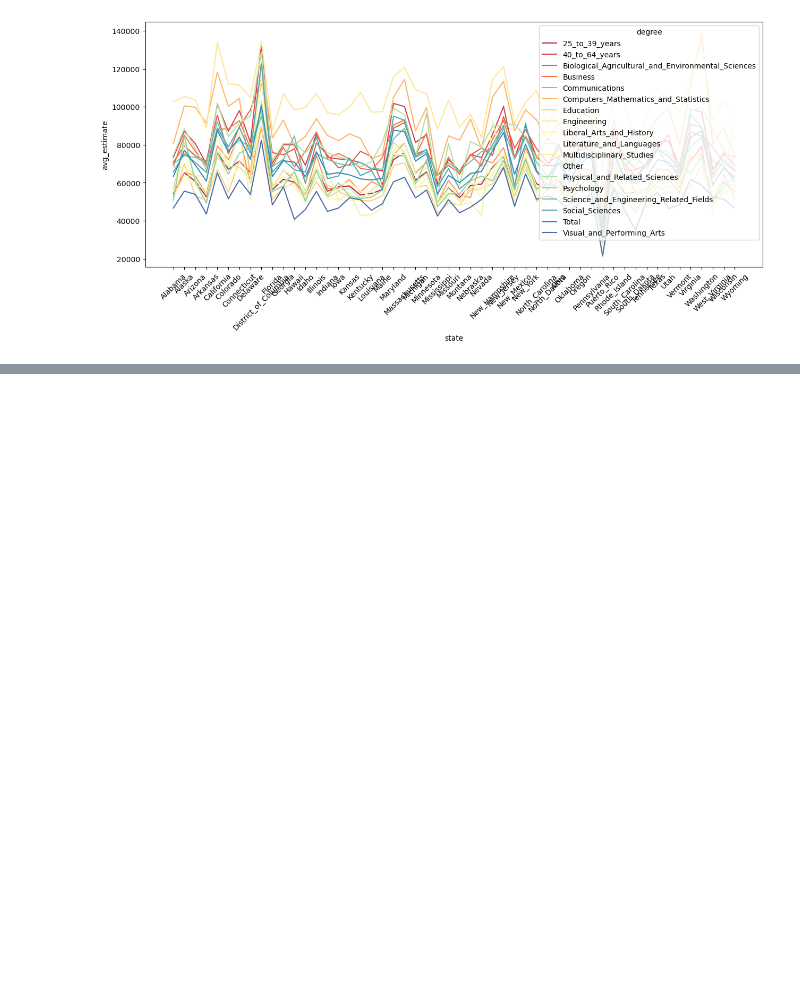
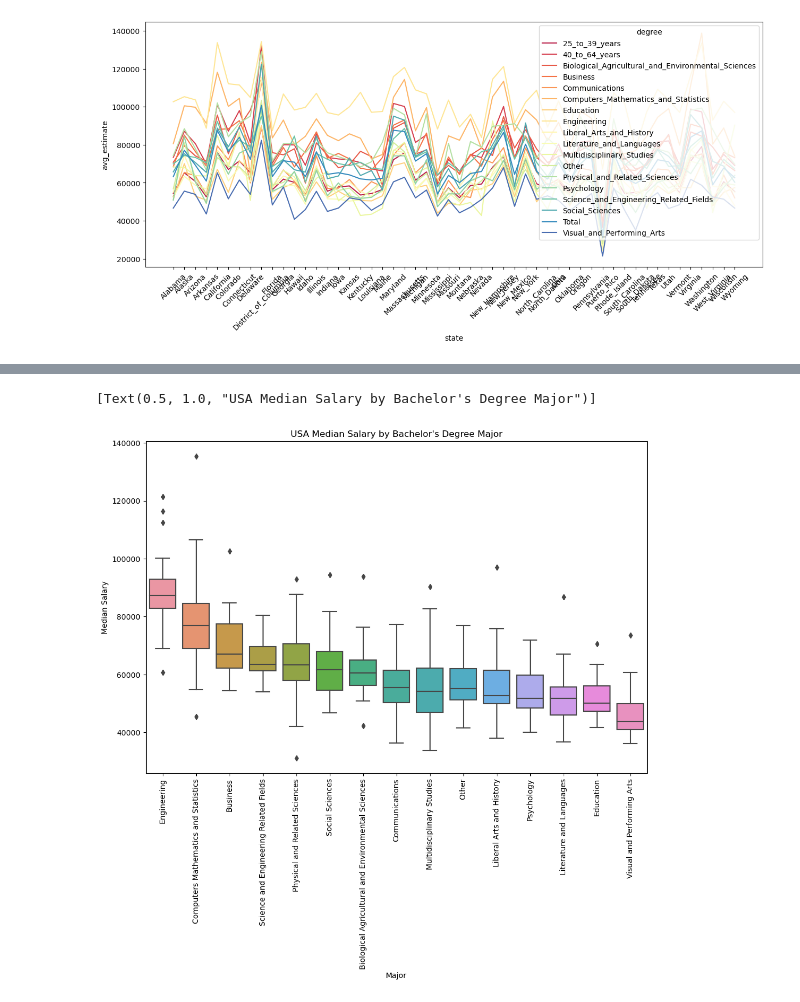
Before and after one commit to volunteercjt/capstone_da9_chase, a Jupyter notebook: capstone_da9_chase.ipynb, the cells around one changed output, grey strips where cells are left out. Cells and saved outputs as stored; diff of their text form; code cells hidden in the pictures; blank space fills up the shorter version.

```diff
--- a/capstone_da9_chase.ipynb
+++ b/capstone_da9_chase.ipynb
@@ -1201,0 +1463,2 @@ ax.tick_params(axis='x', rotation=45)
+# %%
+major_df2 = pd.read_csv('../capstone_da9_chase/major_df2.csv')
@@ -1201,0 +1602,3 @@ ax.tick_params(axis='x', rotation=45)
+# %%
+major_df2['Major'] = major_df2['Major'].str.replace('_',' ')
+major_df2.head(4)
@@ -1201,0 +1611,2 @@ ax.tick_params(axis='x', rotation=45)
+# %%
+major_df2_no_PR = major_df2[major_df2['State'] != 'Puerto_Rico']
@@ -1201,0 +1634,28 @@ ax.tick_params(axis='x', rotation=45)
+# %%
+fig, ax = plt.subplots(figsize=(12, 8))
+
+sns.boxplot(data=major_df2_no_PR,
+            x="Major",
+            y="Median Salary",
+            order = ['Engineering',
+                     'Computers Mathematics and Statistics',
+                     'Business',
+                     'Science and Engineering Related Fields',
+                     'Physical and Related Sciences',
+                    'Social Sciences',
+                    'Biological Agricultural and Environmental Sciences',
+                    'Communications',
+                    'Multidisciplinary Studies',
+                    'Other',
+                    'Liberal Arts and History',
+                    'Psychology',
+                    'Literature and Languages',
+                    'Education',
+                     'Visual and Performing Arts'
+                    ])
+ax.tick_params(axis='x', rotation=90)
+#specfiy axis labels
+ax.set(title='USA Median Salary by Bachelor\'s Degree Major')
+# %% [output]
+[Text(0.5, 1.0, "USA Median Salary by Bachelor's Degree Major")]
+[figure, added]
```
Also changed, not shown: parts of 69 cells of this notebook, 17 other files.
